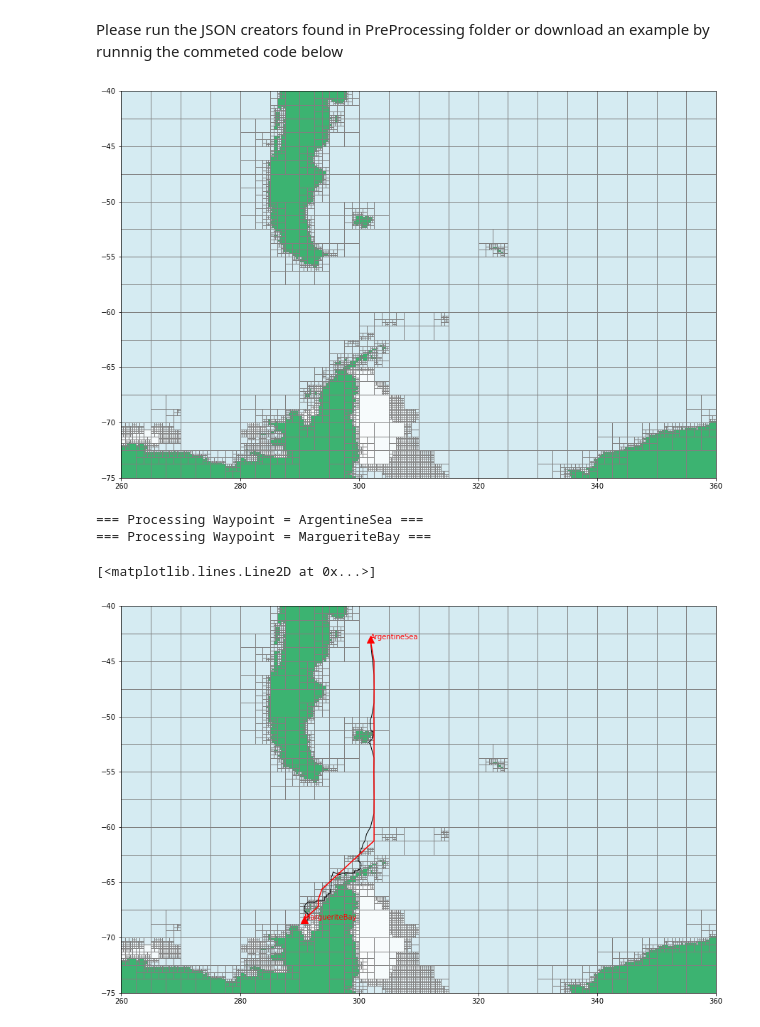
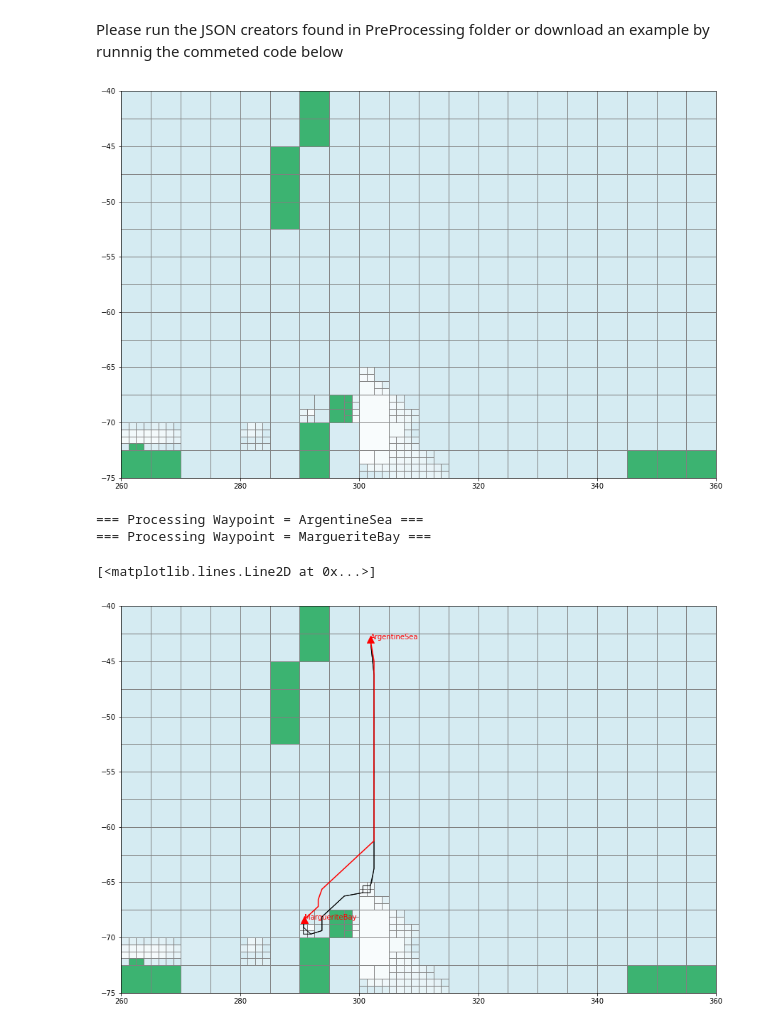
Before and after one commit to antarctica/PolarRoute, a Jupyter notebook: Examples/TestExample_ArgSea_MargBay.ipynb, the cells around one changed output. Saved outputs shown, nothing was run; the diff lists cells and outputs as text; code cells hidden in the pictures.

```diff
--- a/Examples/TestExample_ArgSea_MargBay.ipynb
+++ b/Examples/TestExample_ArgSea_MargBay.ipynb
@@ -23,11 +23,11 @@ cellHeight = 2.5
 # %%
 cellGrid = CellGrid(longMin, longMax, latMin, latMax, cellWidth, cellHeight)
 cellGrid.addIcePoints(icePoints)
 cellGrid.addCurrentPoints(currentPoints)
-cellGrid.recursiveSplit(4)
+cellGrid.recursiveSplit(2)
 cellGrid.plot()
 # %% [output]
-[figure, old version]
+[figure, new version]
 # %%
 from RoutePlanner.Optimisation import TravelTime
 OptInfo = {}
@@ -45,8 +45,8 @@ TT.Dijkstra(verbrose=True)
 # Loading Ground Truth & Comparing
 GT = pd.read_csv('../resources/TestExample_GroundTruth.csv')
 GT['Long'] = GT['Long']+360
-ax = TT.PlotPaths(waypoints=['ArgentineSea'])
+ax = TT.PlotPaths()#waypoints=['ArgentineSea'])
 ax.plot(GT['Long'],GT['Lat'],'r')
 # %% [output]
 [<matplotlib.lines.Line2D at 0x...>]
-[figure, old version]
+[figure, new version]
```
Also changed, not shown: 3 other files.
